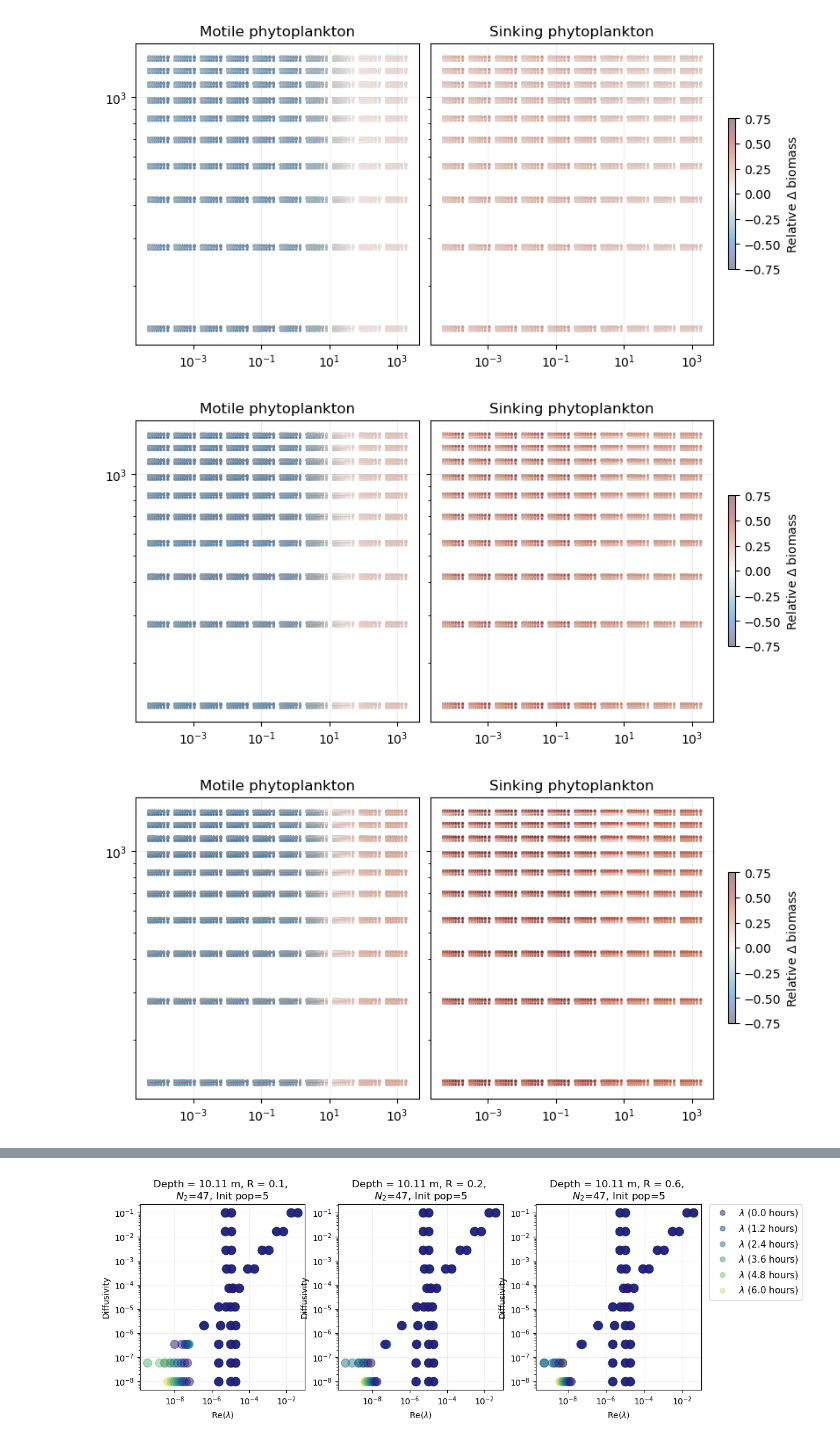
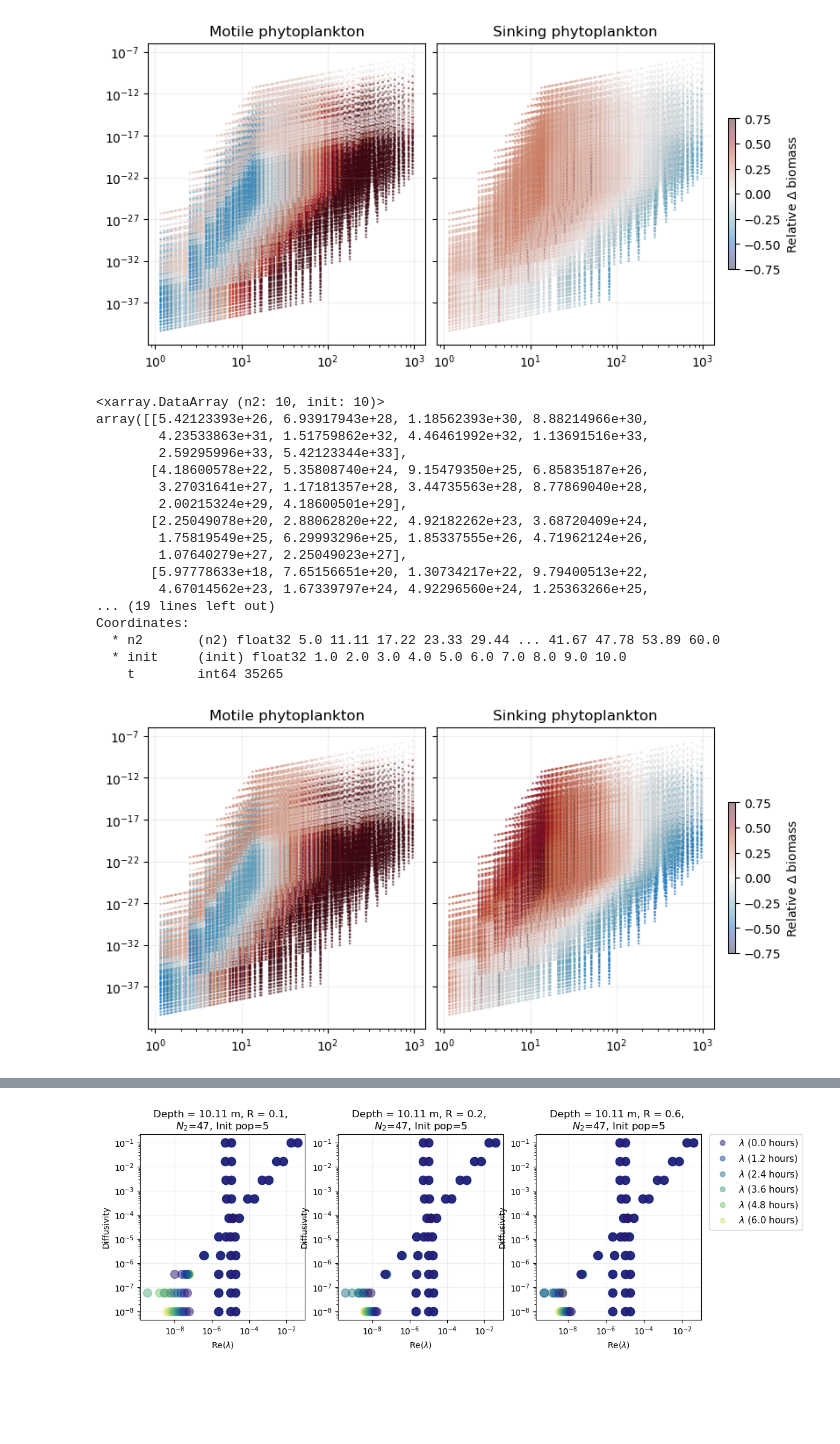
Before and after one commit to sienna-white/box_model, a Jupyter notebook: two_species.ipynb, the cells around one changed output, grey strips where cells are left out. Drawn from its saved outputs; the diff is of its cells as text; code cells hidden in the pictures; blank space fills up the shorter version.

```diff
--- a/two_species.ipynb
+++ b/two_species.ipynb
@@ -73,11 +73,10 @@ uptake_m = 2.23e-6 * 16
 
 # dst0 = dst
 
-for T in range(0, NT, 100):
+for T in range(0, NT, 20):
     dst0 = dst.isel(t=T)
 
     P0 = dst0.m1.init * 2e6
-
     n2 = dst0.n2
     R = dst0.ratio
     H = dst0.depth
@@ -85,15 +84,14 @@ for T in range(0, NT, 100):
     # uptake = pm.gamma_d / (init) * (pm.beta + pm.alpha)
 
     # MICROCYSTIS ****************************************************************
-    growth = n2/(pm.gamma_m + n2) * (pm.alpha + pm.beta)
-    uptake = n2/(pm.gamma_m + n2) *  uptake_d * P0
-    peclet =  kappa / (H*pm.wd) #/(R * H)
+    growth = (1/(1 + n2/pm.gamma_m)) *pm.alpha  + (1/(1 + n2/pm.gamma_d)) * (pm.beta)
+    uptake = (1/(1 + n2/pm.gamma_d)) * (uptake_d * P0)/ n2
     adv  = pm.wd/(R * H)
-    diff = kappa/(R * H)
-    # resupply = n2 #* kappa #/(R * H)
+    diff = kappa/(R * H)**2
+    print((uptake_d + uptake_m) * P0)
 
-    ndx =    peclet #dst0.n2/(pm.gamma_m + dst0.n2) *  uptake_d * init # (dst0.depth  * dst0.ratio)
-    ndy =    uptake #resupply #adv/growth #$ (dst0.kappa * init/ pm.wd)   # * pm.alpha * pm.n2  / pm.gamma_d
+    ndx =    adv/growth #dst0.n2/(pm.gamma_m + dst0.n2) *  uptake_d * init # (dst0.depth  * dst0.ratio)
+    ndy =    diff/uptake #/growth #resupply #adv/growth #$ (dst0.kappa * init/ pm.wd)   # * pm.alpha * pm.n2  / pm.gamma_d
 
     ndx = ndx.broadcast_like(dst0.m1)
     ndy = ndy.broadcast_like(dst0.m1)
@@ -126,3 +158,19 @@ for T in range(0, NT, 100):
-[figure, old version]
+[figure, new version]
+<xarray.DataArray (n2: 10, init: 10)>
+array([[5.42123393e+26, 6.93917943e+28, 1.18562393e+30, 8.88214966e+30,
+        4.23533863e+31, 1.51759862e+32, 4.46461992e+32, 1.13691516e+33,
+        2.59295996e+33, 5.42123344e+33],
+       [4.18600578e+22, 5.35808740e+24, 9.15479350e+25, 6.85835187e+26,
+        3.27031641e+27, 1.17181357e+28, 3.44735563e+28, 8.77869040e+28,
+        2.00215324e+29, 4.18600501e+29],
+       [2.25049078e+20, 2.88062820e+22, 4.92182262e+23, 3.68720409e+24,
+        1.75819549e+25, 6.29993296e+25, 1.85337555e+26, 4.71962124e+26,
+        1.07640279e+27, 2.25049023e+27],
+       [5.97778633e+18, 7.65156651e+20, 1.30734217e+22, 9.79400513e+22,
+        4.67014562e+23, 1.67339797e+24, 4.92296560e+24, 1.25363266e+25,
+... (19 lines left out)
+Coordinates:
+  * n2       (n2) float32 5.0 11.11 17.22 23.33 29.44 ... 41.67 47.78 53.89 60.0
+  * init     (init) float32 1.0 2.0 3.0 4.0 5.0 6.0 7.0 8.0 9.0 10.0
+    t        int64 35265
-[figure, old version]
+[figure, new version]
-[figure, removed]
```
Also changed, not shown: parts of 2 cells of this notebook, 1 other file.
